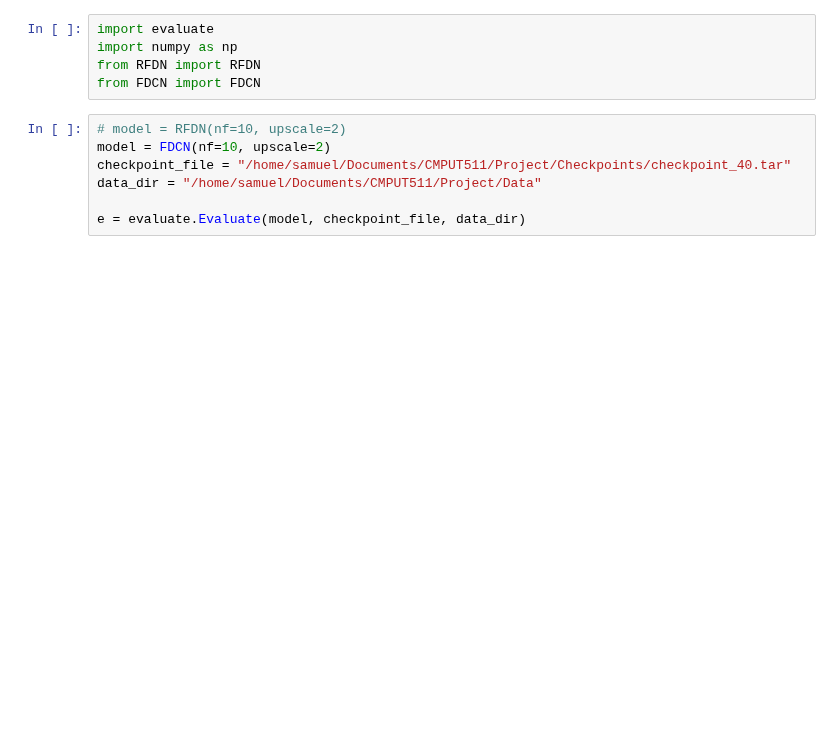
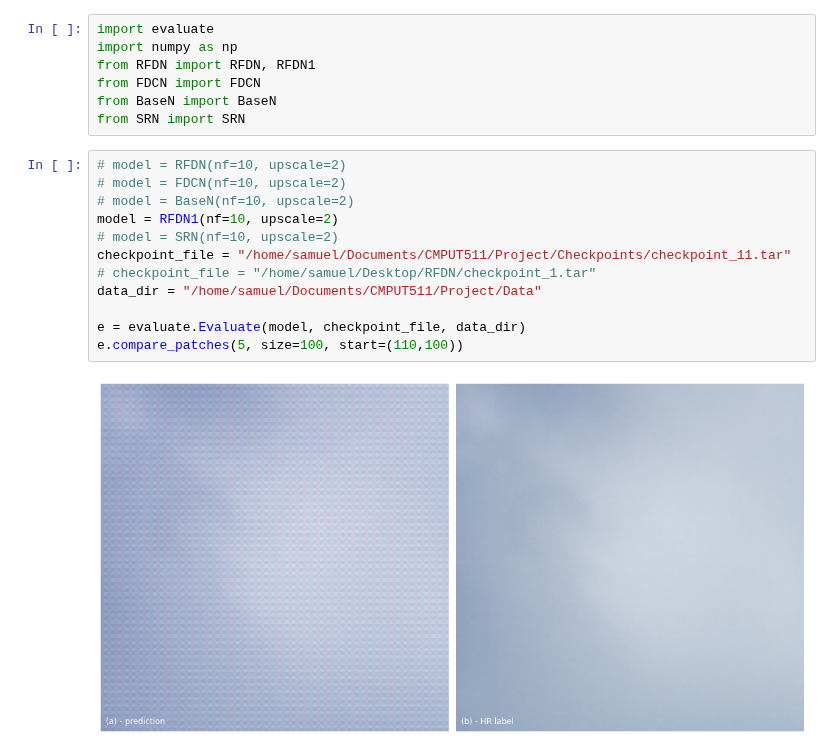
Before and after one commit to samuelfneumann/RFDN, a Jupyter notebook: eval.ipynb, the cells around one changed output. Saved outputs shown, nothing was run; the diff lists cells and outputs as text; blank space fills up the shorter version.

```diff
--- a/eval.ipynb
+++ b/eval.ipynb
@@ -1,15 +1,24 @@
 # %%
 import evaluate
 import numpy as np
-from RFDN import RFDN
+from RFDN import RFDN, RFDN1
 from FDCN import FDCN
+from BaseN import BaseN
+from SRN import SRN
 # %%
 # model = RFDN(nf=10, upscale=2)
-model = FDCN(nf=10, upscale=2)
-checkpoint_file = "/home/samuel/Documents/CMPUT511/Project/Checkpoints/checkpoint_40.tar"
+# model = FDCN(nf=10, upscale=2)
+# model = BaseN(nf=10, upscale=2)
+model = RFDN1(nf=10, upscale=2)
+# model = SRN(nf=10, upscale=2)
+checkpoint_file = "/home/samuel/Documents/CMPUT511/Project/Checkpoints/checkpoint_11.tar"
+# checkpoint_file = "/home/samuel/Desktop/RFDN/checkpoint_1.tar"
 data_dir = "/home/samuel/Documents/CMPUT511/Project/Data"
 
 e = evaluate.Evaluate(model, checkpoint_file, data_dir)
+e.compare_patches(5, size=100, start=(110,100))
+# %% [output]
+[figure, added]
 # %%
 e.plot_lc("ssim")
 e.plot_lc("psnr")
```
Also changed, not shown: parts of 4 cells of this notebook, 1 other file.
